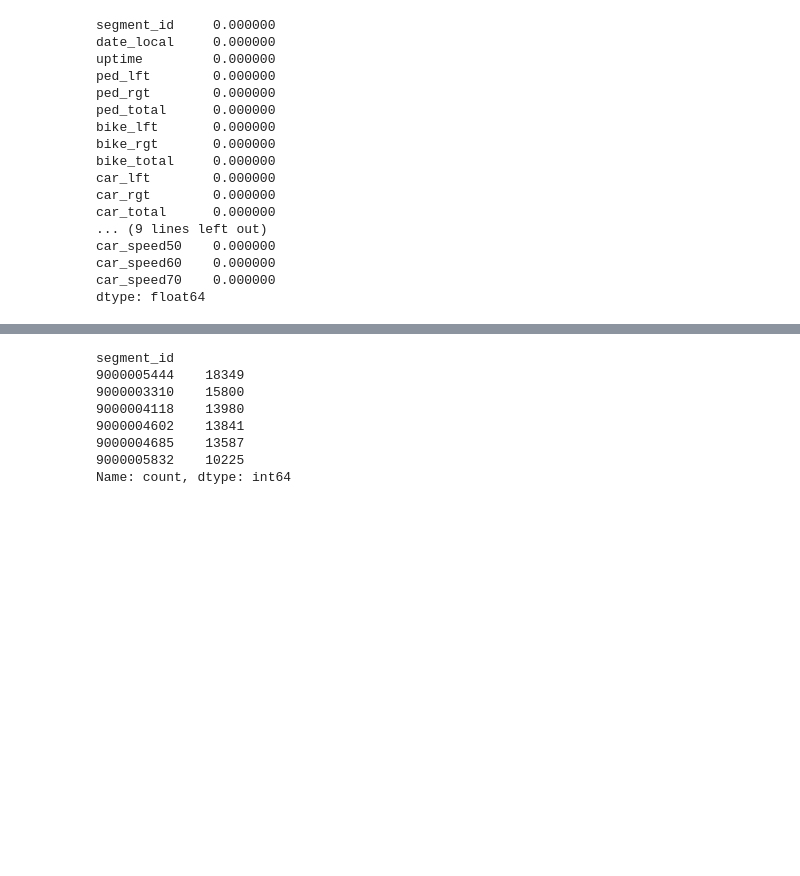
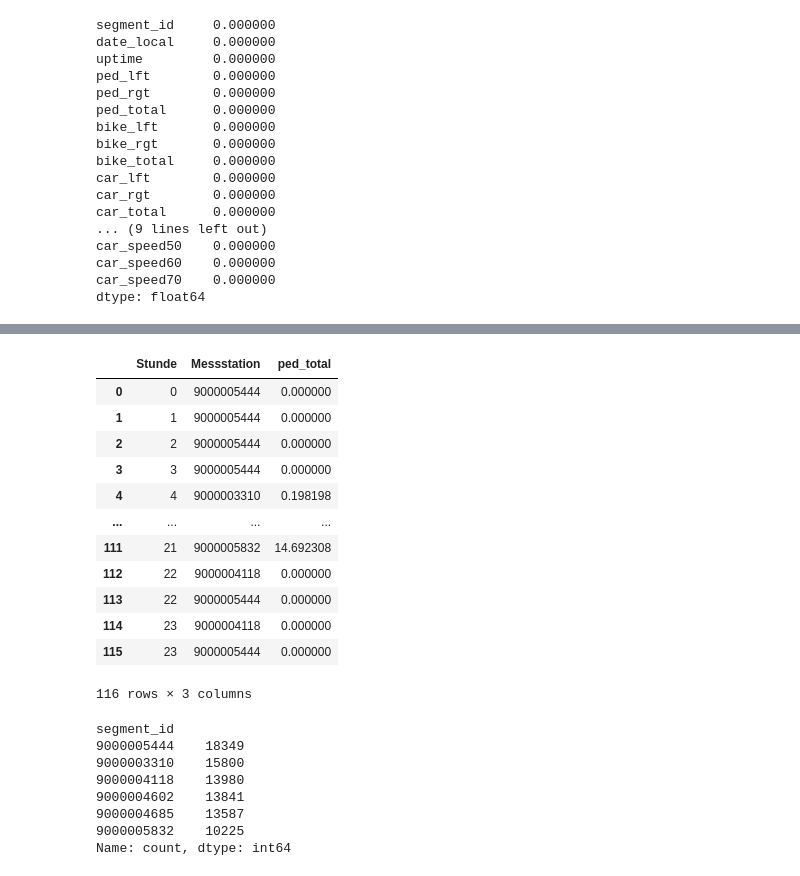
Before and after one commit to mjrm123mi/Data-Science-Pedestrian-Project, a Jupyter notebook: src/Explorative_Datenanalyse_Fußgaengerinnen.ipynb, the cells around one changed output, grey strips where cells are left out. Saved outputs shown, nothing was run; the diff lists cells and outputs as text; code cells hidden in the pictures; blank space fills up the shorter version.

```diff
--- a/src/Explorative_Datenanalyse_Fußgaengerinnen.ipynb
+++ b/src/Explorative_Datenanalyse_Fußgaengerinnen.ipynb
@@ -173,3 +170,19 @@ station_stuendlichemittelwerte = dftotal.groupby([dftotal["date_local"].dt.hour,
+# %%
+station_stuendlichemittelwerte["ped_total"].reset_index().rename(columns={"date_local": "Stunde", "segment_id":"Messstation"}) #mit reset_index() macht den index wieder zu normalen spalten
+# %% [output]
+|  | Stunde | Messstation | ped_total |
+| 0 | 0 | 9000005444 | 0.000000 |
+| 1 | 1 | 9000005444 | 0.000000 |
+| 2 | 2 | 9000005444 | 0.000000 |
+| 3 | 3 | 9000005444 | 0.000000 |
+| 4 | 4 | 9000003310 | 0.198198 |
+| ... | ... | ... | ... |
+| 111 | 21 | 9000005832 | 14.692308 |
+| 112 | 22 | 9000004118 | 0.000000 |
+| 113 | 22 | 9000005444 | 0.000000 |
+| 114 | 23 | 9000004118 | 0.000000 |
+| 115 | 23 | 9000005444 | 0.000000 |
+116 rows × 3 columns
 # %%
 dftotal.segment_id.value_counts()
 # %% [output]
```
Also changed, not shown: parts of 18 cells of this notebook.
